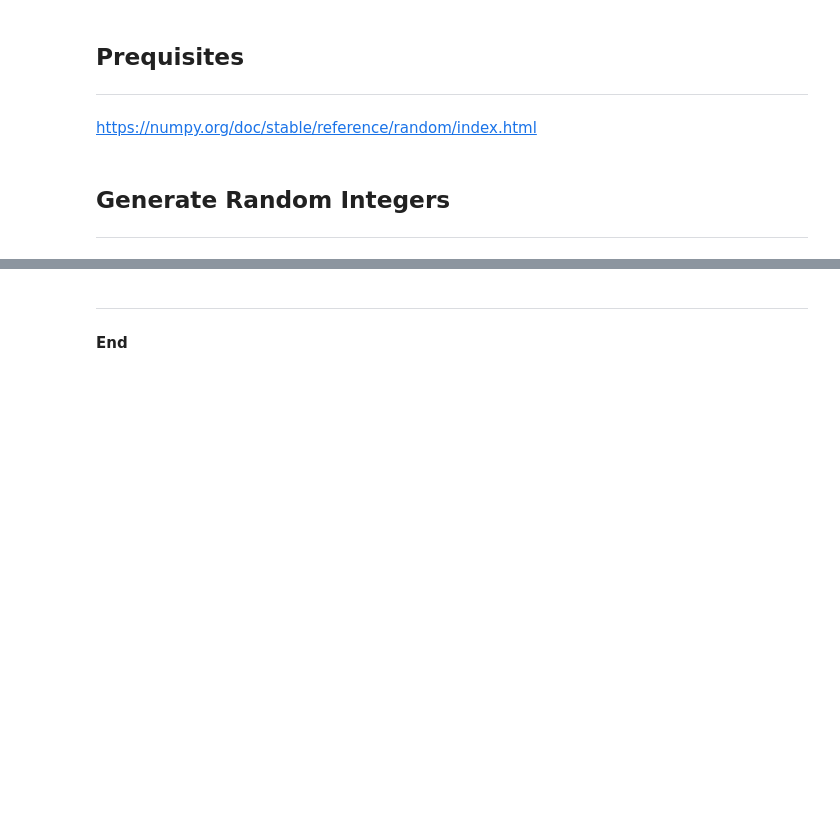
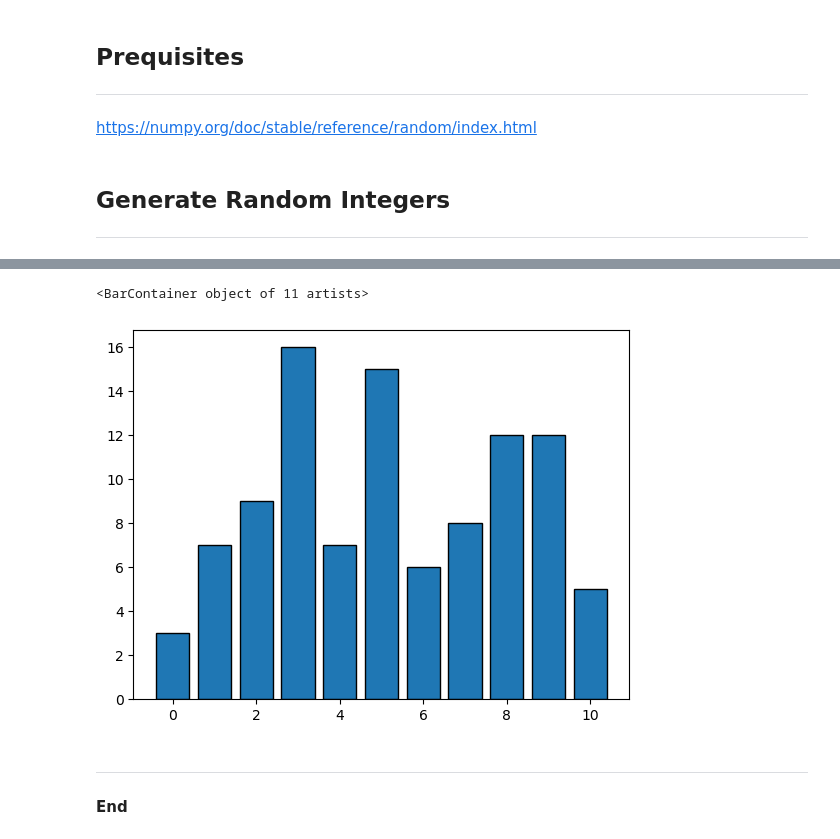
Before and after one commit to ianmcloughlin/mywork, a Jupyter notebook: random.ipynb, the cells around one changed output, grey strips where cells are left out. Drawn from its saved outputs; the diff is of its cells as text; code cells hidden in the pictures; blank space fills up the shorter version.

```diff
--- a/random.ipynb
+++ b/random.ipynb
@@ -39,3 +158,9 @@ array([7, 4, 6, 4, 6, 6, 3, 9, 9, 1, 4, 0, 3, 3, 0, 3, 2, 0, 3, 7, 5, 3,
+# %%
+# Plot the bar chart.
+plt.bar(values, counts, edgecolor='black')
+# %% [output]
+<BarContainer object of 11 artists>
+[figure, added]
 # %% [markdown]
 ***
 #### End
```
Also changed, not shown: parts of 14 cells of this notebook.
